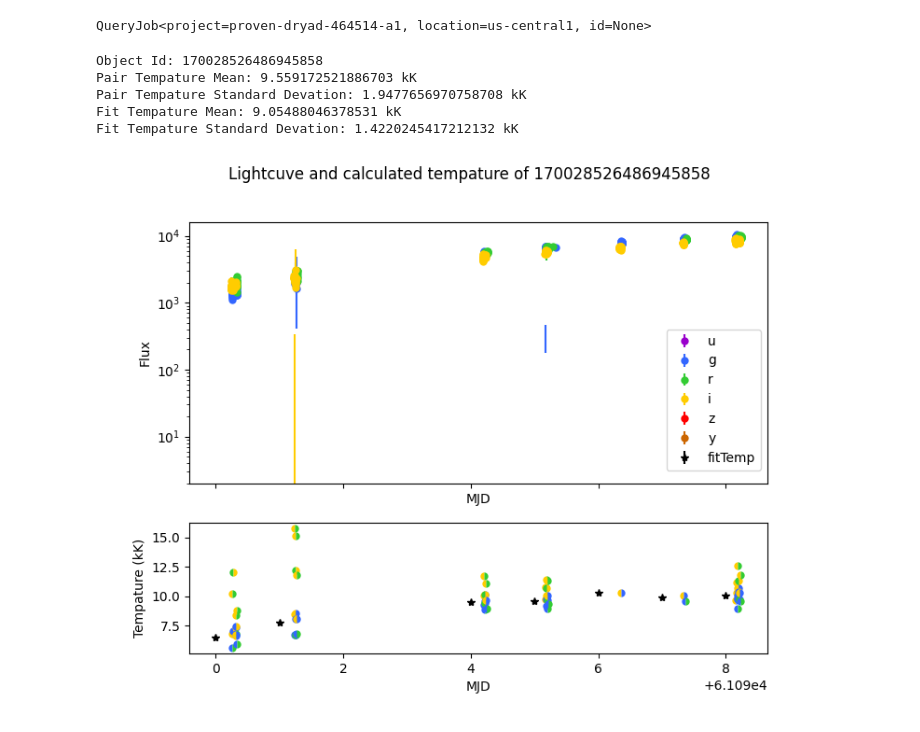
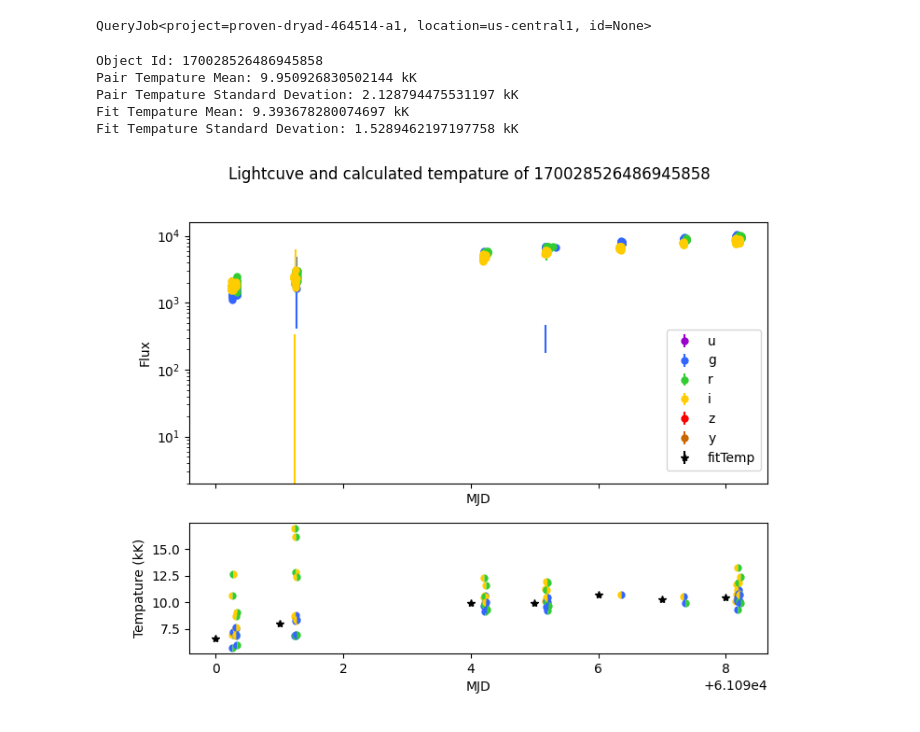
Before and after one commit to mwvgroup/pittgoogle-user-demos, a Jupyter notebook: other-examples/temperature_analysis.ipynb, the cells around one changed output. Drawn from its saved outputs; the diff is of its cells as text; code cells hidden in the pictures.

Commit message:
Added extiction correction using mwdust to get ebv

```diff
--- a/other-examples/temperature_analysis.ipynb
+++ b/other-examples/temperature_analysis.ipynb
@@ -34,6 +20,12 @@ import numpy as np
 import math
 import statistics
 import pickle
+
+import mwdust
+# Initialize the 2D SFD dust map
+sfd_map = mwdust.SFD(filter='E(B-V)')
+
+from astropy.coordinates import SkyCoord
 # %%
 # The LSST bands, wavelength in microns
 WL    = [0.380,     0.500,     0.620,     0.740,     0.880,     1.000, ]
@@ -305,10 +297,12 @@ def plotTemp(diaObjectId, objList=None, ebv=0):
         # combind forced and non forced sorces into one list while maintaing order
         objList = combinedSources(obj)
 
-        # c = SkyCoord(obj['ra'], obj['decl'], unit="deg", frame='icrs')
+        c = SkyCoord(obj.ra, obj.dec, unit="deg", frame='icrs')
 
-        # sfd = SFDQuery()
-        # ebv = float(sfd(c))
+        # The third argument is a distence
+        # It seems to have no affect since SFD is 2D not 3D but it is a required field
+        # I pass a large distence (100 kpc) in case it matters at some locations
+        ebv = sfd_map(c.galactic.l.deg, c.galactic.b.deg, 100)[0]
 
     print('Object Id:', diaObjectId)
 
@@ -359,17 +353,24 @@ QueryJob<project=proven-dryad-464514-a1, location=us-central1, id=None>
 # %%
 diaObjectId = 170028526486945858
 
 # load the pickled data
 with open('object' + str(diaObjectId) + '.pkl', 'rb') as inf:
     obj = pickle.load(inf)
 
 objList = combinedSources(obj)
 
-plotTemp(diaObjectId, objList, 0)
+c = SkyCoord(obj.ra, obj.dec, unit="deg", frame='icrs')
+
+# The third argument is a distence
+# It seems to have no affect since SFD is 2D not 3D but it is a required field
+# I pass a large distence (100 kpc) in case it matters at some locations
+ebv = sfd_map(c.galactic.l.deg, c.galactic.b.deg, 100)[0]
+
+plotTemp(diaObjectId, objList, ebv)
 # %% [output]
 Object Id: 170028526486945858
-Pair Tempature Mean: 9.559172521886703 kK
-Pair Tempature Standard Devation: 1.9477656970758708 kK
-Fit Tempature Mean: 9.05488046378531 kK
-Fit Tempature Standard Devation: 1.4220245417212132 kK
+Pair Tempature Mean: 9.950926830502144 kK
+Pair Tempature Standard Devation: 2.128794475531197 kK
+Fit Tempature Mean: 9.393678280074697 kK
+Fit Tempature Standard Devation: 1.5289462197197758 kK
-[figure, old version]
+[figure, new version]
```
Also changed, not shown: parts of 4 cells of this notebook.
